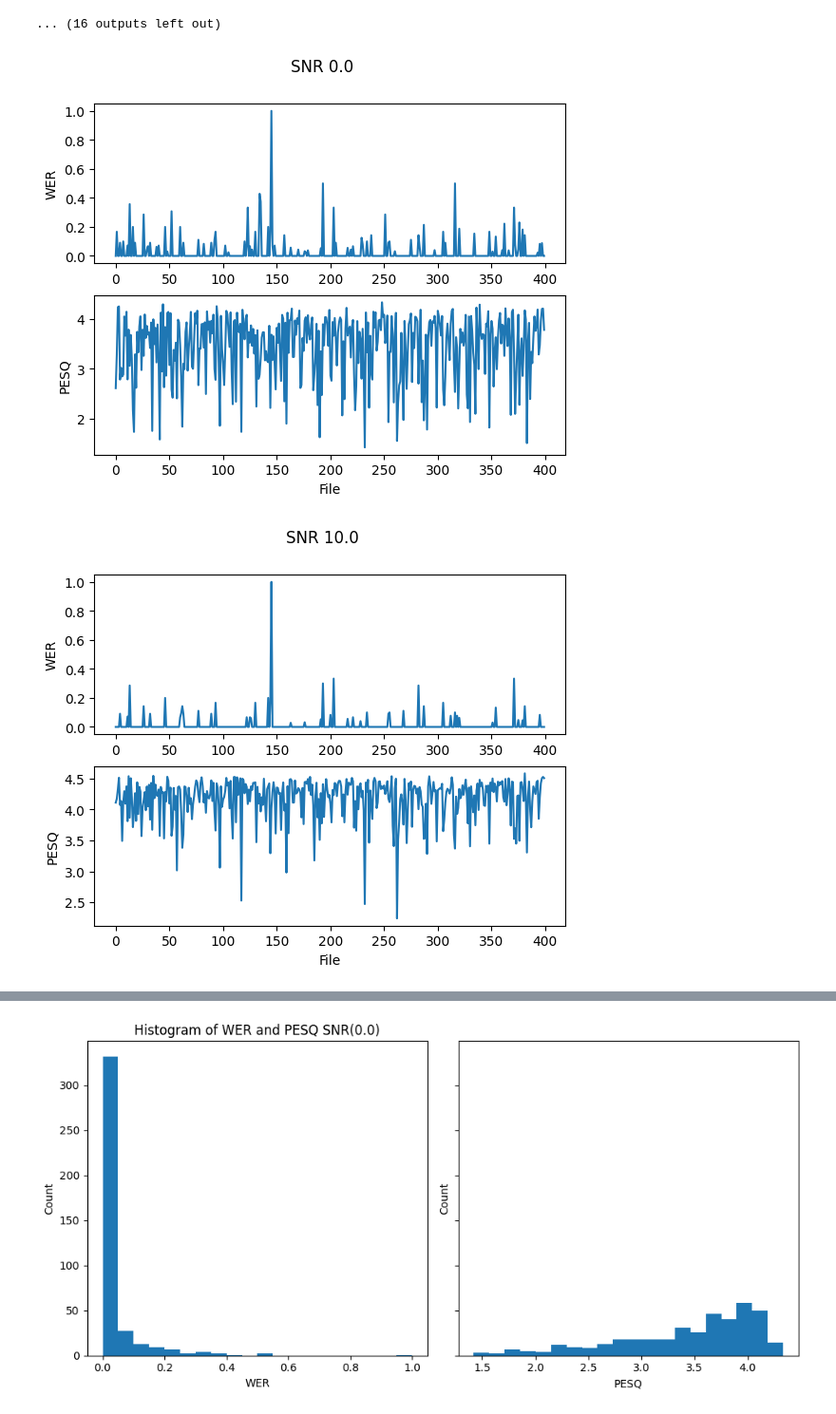
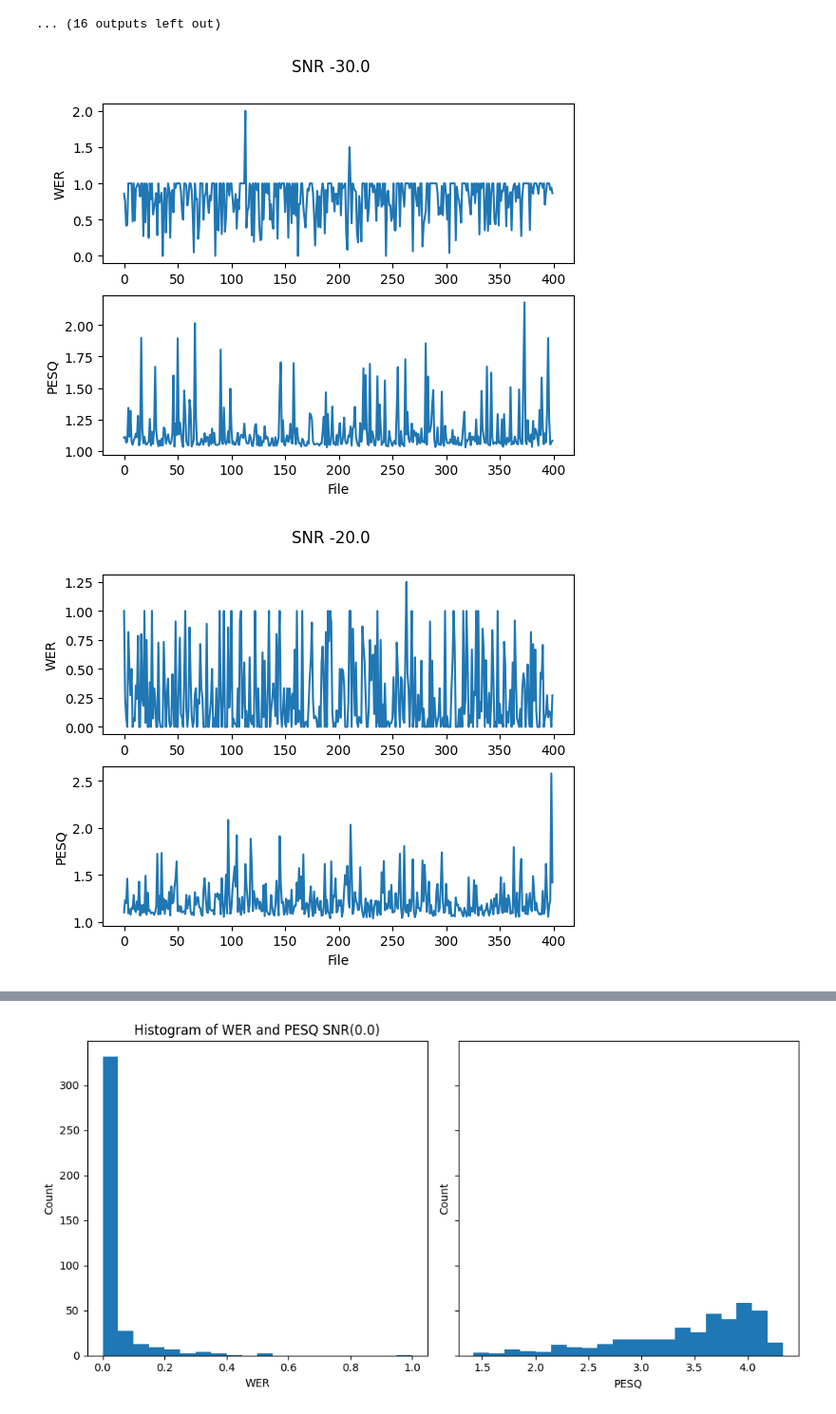
Before and after one commit to LucasTakanori/DA_programV2, a Jupyter notebook: DATABASE/testbrown.ipynb, the cells around one changed output, grey strips where cells are left out. Shown at 95% size. Drawn from its saved outputs; the diff is of its cells as text; code cells hidden in the pictures.

```diff
--- a/DATABASE/testbrown.ipynb
+++ b/DATABASE/testbrown.ipynb
@@ -396,6 +396,9 @@ def plot_wer_pesq(output_file_path):
     return avg_data, grouped_data
 
 output_file_paths = [
+    Path("OUTPUT-30snrb.tsv"),
+    Path("OUTPUT-20snrb.tsv"),
+    Path("OUTPUT-10snrb.tsv"),
     Path("OUTPUT0SNRB.tsv"),
     Path("OUTPUT10SNRB.tsv"),
     Path("OUTPUT20SNRB.tsv"),
@@ -441,32 +444,39 @@ avg_wers = [data["WER"] for data in all_avg_data.values()]
 
 
 # Plot the average PESQ data for all SNRs
 avg_pesqs = [data["PESQ"] for data in all_avg_data.values()]
 
+# Plot the average PESQ data for all SNRs
 plt.figure()
 plt.plot(SNRs, avg_pesqs, 'o-')
 plt.xlabel("SNR")
 plt.ylabel("Average PESQ")
+plt.title("Average PESQ for Different SNRs")
 plt.show()
 
+# Plot the average WER data for all SNRs
 plt.figure()
 plt.plot(SNRs, avg_wers, 'o-')
 plt.xlabel("SNR")
 plt.ylabel("Average WER")
+plt.title("Average WER for Different SNRs")
 plt.show()
 
+output_file_path1 = Path("OUTPUT-30snrb.tsv")
+output_file_path1 = Path("OUTPUT-20snrb.tsv")
+output_file_path1 = Path("OUTPUT-10snrb.tsv")
 output_file_path1 = Path("OUTPUT0SNRB.tsv")
 output_file_path2 = Path("OUTPUT10SNRB.tsv")
 output_file_path3 = Path("OUTPUT20SNRB.tsv")
 output_file_path4 = Path("OUTPUT30SNRB.tsv")
 output_file_path5 = Path("OUTPUT40SNRB.tsv")
 
 plot_wer_pesq(output_file_path)
 plot_wer_pesq(output_file_path1)
 plot_wer_pesq(output_file_path2)
 plot_wer_pesq(output_file_path3)
 plot_wer_pesq(output_file_path4)
 plot_wer_pesq(output_file_path5)
 # %% [output]
-[figure, old version]
+[figure, new version]
-[figure, old version]
+[figure, new version]
```
Also changed, not shown: parts of 2 cells of this notebook, 17 other files.
